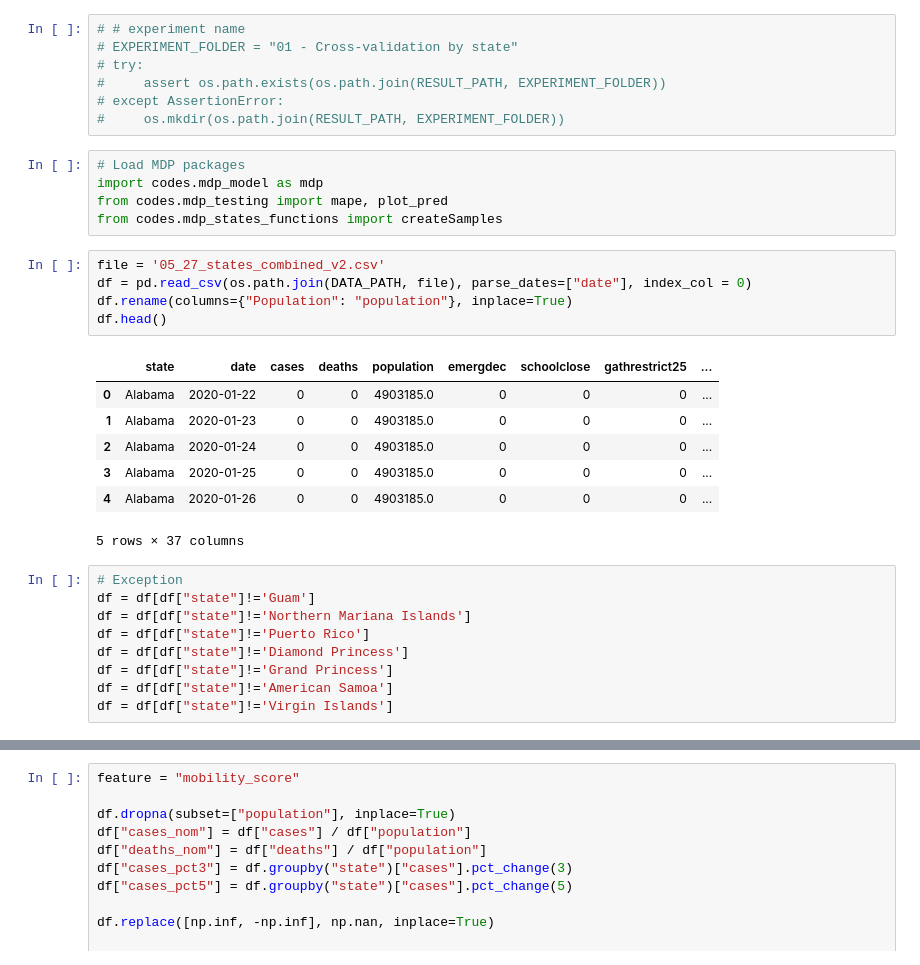
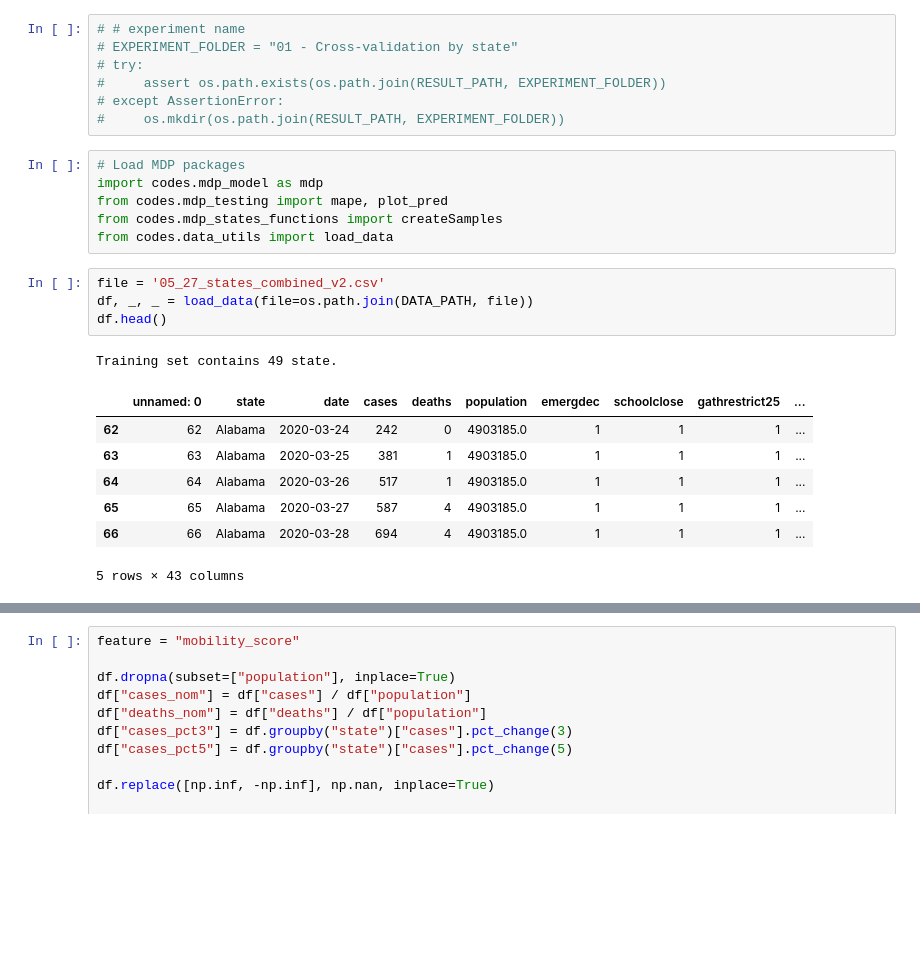
Before and after one commit to oskali/mit_cassandra, a Jupyter notebook: notebooks/mobility_analysis_for_action_learning.ipynb, the cells around one changed output, grey strips where cells are left out. Cells and saved outputs as stored; diff of their text form; blank space fills up the shorter version.

```diff
--- a/notebooks/mobility_analysis_for_action_learning.ipynb
+++ b/notebooks/mobility_analysis_for_action_learning.ipynb
@@ -55,25 +55,17 @@ MODEL_PATH  = os.path.join(os.getcwd(), "models")
 import codes.mdp_model as mdp
 from codes.mdp_testing import mape, plot_pred
 from codes.mdp_states_functions import createSamples
+from codes.data_utils import load_data
 # %%
 file = '05_27_states_combined_v2.csv'
-df = pd.read_csv(os.path.join(DATA_PATH, file), parse_dates=["date"], index_col = 0)
-df.rename(columns={"Population": "population"}, inplace=True)
+df, _, _ = load_data(file=os.path.join(DATA_PATH, file))
 df.head()
 # %% [output]
+Training set contains 49 state.
-|  | state | date | cases | deaths | population | emergdec | schoolclose | gathrestrict25 | ... |
-| 0 | Alabama | 2020-01-22 | 0 | 0 | 4903185.0 | 0 | 0 | 0 | ... |
-| 1 | Alabama | 2020-01-23 | 0 | 0 | 4903185.0 | 0 | 0 | 0 | ... |
-| 2 | Alabama | 2020-01-24 | 0 | 0 | 4903185.0 | 0 | 0 | 0 | ... |
-| 3 | Alabama | 2020-01-25 | 0 | 0 | 4903185.0 | 0 | 0 | 0 | ... |
-| 4 | Alabama | 2020-01-26 | 0 | 0 | 4903185.0 | 0 | 0 | 0 | ... |
+|  | unnamed: 0 | state | date | cases | deaths | population | emergdec | schoolclose | gathrestrict25 | ... |
+| 62 | 62 | Alabama | 2020-03-24 | 242 | 0 | 4903185.0 | 1 | 1 | 1 | ... |
+| 63 | 63 | Alabama | 2020-03-25 | 381 | 1 | 4903185.0 | 1 | 1 | 1 | ... |
+| 64 | 64 | Alabama | 2020-03-26 | 517 | 1 | 4903185.0 | 1 | 1 | 1 | ... |
+| 65 | 65 | Alabama | 2020-03-27 | 587 | 4 | 4903185.0 | 1 | 1 | 1 | ... |
+| 66 | 66 | Alabama | 2020-03-28 | 694 | 4 | 4903185.0 | 1 | 1 | 1 | ... |
-5 rows × 37 columns
+5 rows × 43 columns
-# %%
-# Exception
-df = df[df["state"]!='Guam']
-df = df[df["state"]!='Northern Mariana Islands']
-df = df[df["state"]!='Puerto Rico']
-df = df[df["state"]!='Diamond Princess']
-df = df[df["state"]!='Grand Princess']
-df = df[df["state"]!='American Samoa']
-df = df[df["state"]!='Virgin Islands']
```
Also changed, not shown: parts of 1 cell of this notebook, 10 other files.
